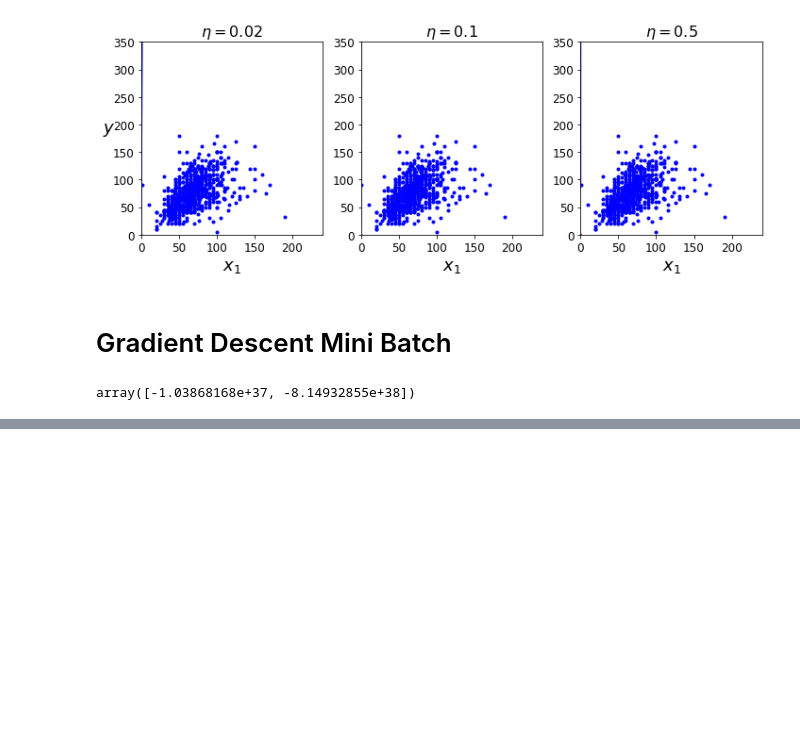
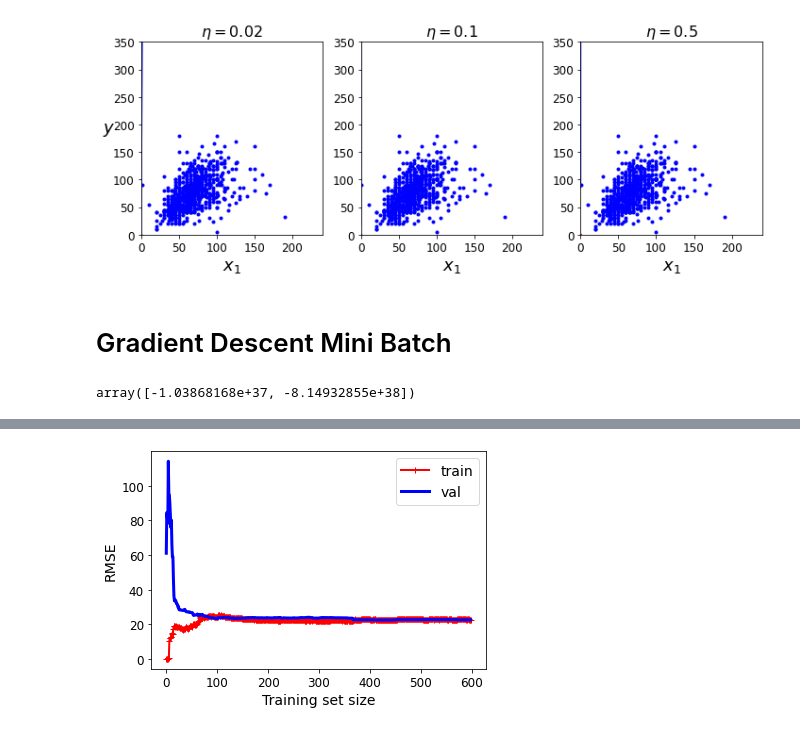
Before and after one commit to Rodrig79/Data-Analysis-Project, a Jupyter notebook: DAP4/DAP4.ipynb, the cells around one changed output, grey strips where cells are left out. Drawn from its saved outputs; the diff is of its cells as text; code cells hidden in the pictures; blank space fills up the shorter version.

```diff
--- a/DAP4/DAP4.ipynb
+++ b/DAP4/DAP4.ipynb
@@ -145,7 +145,7 @@ df = df[~df.Name.str.contains('Mega')] #removed pokemon with "Mega" in it
 df = df.drop(columns = ["Name","Type 1","Type 2","#","Generation"]) #Removed columns with names
 
 #normalization
-X = df.values #returns a numpy array
-min_max_scaler = preprocessing.MinMaxScaler()
-x_scaled = min_max_scaler.fit_transform(X)
-df=pd.DataFrame(x_scaled, columns=df.columns)
+# X = df.values #returns a numpy array
+# min_max_scaler = preprocessing.MinMaxScaler()
+# x_scaled = min_max_scaler.fit_transform(X)
+# df=pd.DataFrame(x_scaled, columns=df.columns)
@@ -331,0 +419,28 @@ array([-1.03868168e+37, -8.14932855e+38])
+# %%
+from sklearn.linear_model import Lasso
+from sklearn.preprocessing import MinMaxScaler
+scaler = MinMaxScaler()
+
+X_train, X_test, y_train, y_test = train_test_split(X, y, random_state = 0)
+
+X_train_scaled = scaler.fit_transform(X_train)
+X_test_scaled = scaler.transform(X_test)
+
+linlasso = Lasso(alpha=1, max_iter = 10000).fit(X_train_scaled, y_train)
+
+print('lasso regression linear model intercept: {}'
+     .format(linlasso.intercept_))
+print('lasso regression linear model coeff:\n{}'
+     .format(linlasso.coef_))
+print('Non-zero features: {}'
+     .format(np.sum(linlasso.coef_ != 0)))
+print('R-squared score (training): {:.3f}'
+     .format(linlasso.score(X_train_scaled, y_train)))
+print('R-squared score (test): {:.3f}\n'
+     .format(linlasso.score(X_test_scaled, y_test)))
+print('Features with non-zero weight (sorted by absolute magnitude):')
+
+for e in sorted (list(zip(list(X), linlasso.coef_)),
+                key = lambda e: -abs(e[1])):
+    if e[1] != 0:
+        print('\t{}, {:.3f}'.format(e[0], e[1]))
@@ -331,0 +460,4 @@ array([-1.03868168e+37, -8.14932855e+38])
+# %%
+plot_learning_curves(linlasso,X,y)
+# %% [output]
+[figure, added]
```
Also changed, not shown: parts of 16 cells of this notebook.
